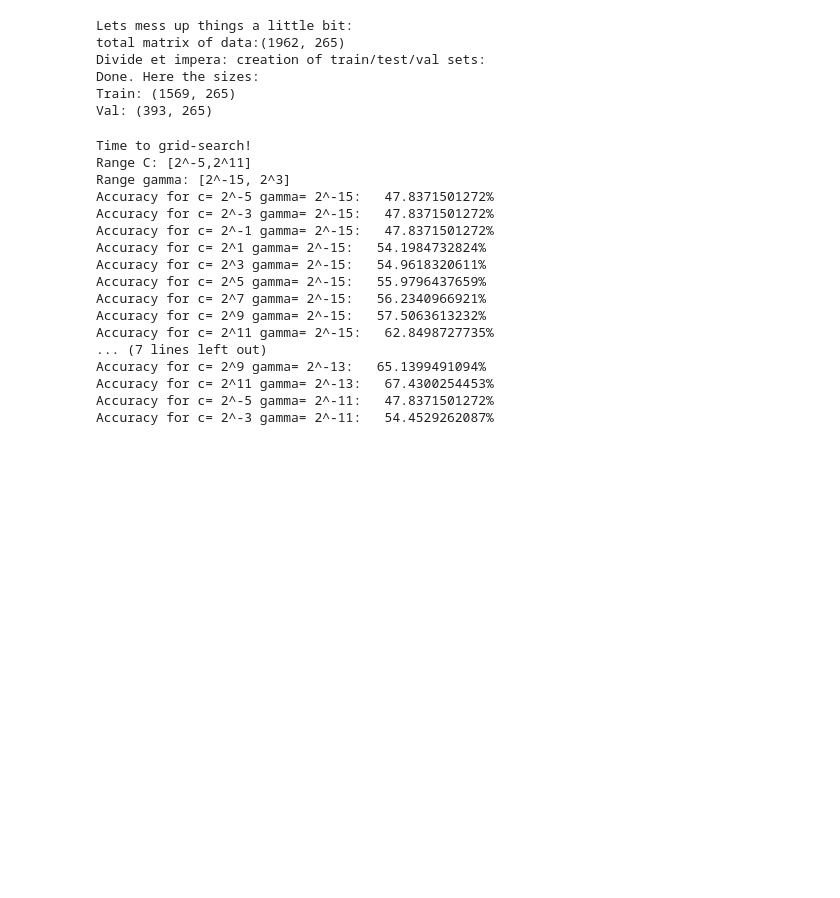
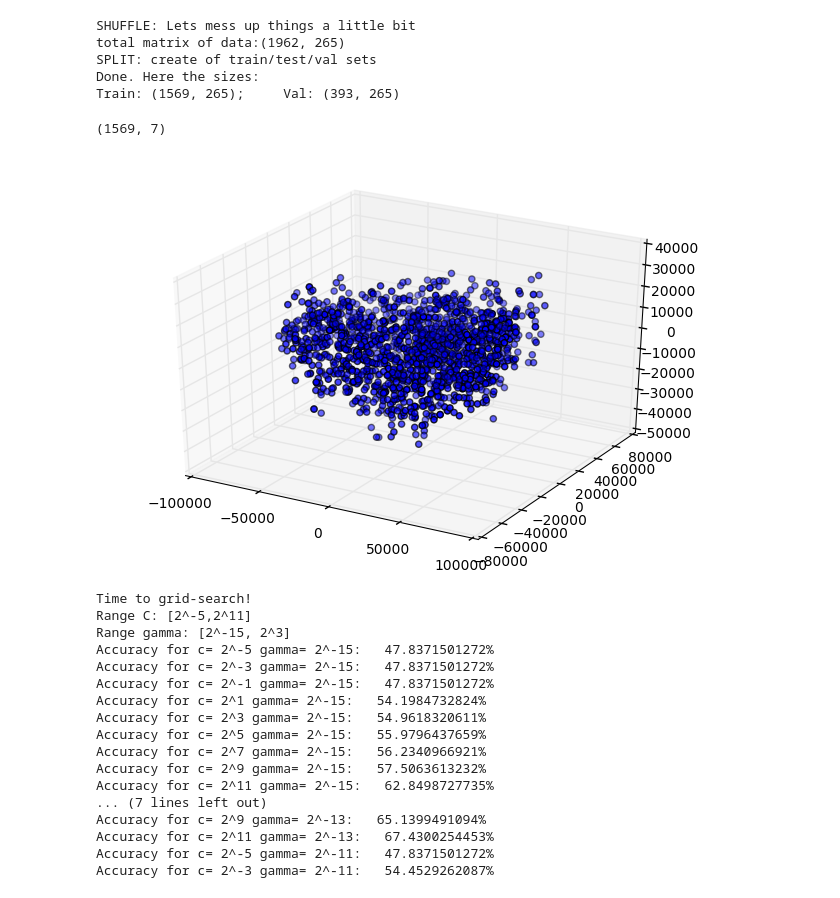
Before and after one commit to maragraziani/cam-kaggle-ML-major, a Jupyter notebook: Classification/LinearSVM_1.ipynb, the cells around one changed output. Drawn from its saved outputs; the diff is of its cells as text; code cells hidden in the pictures; blank space fills up the shorter version.

```diff
--- a/Classification/LinearSVM_1.ipynb
+++ b/Classification/LinearSVM_1.ipynb
@@ -50,30 +102,18 @@ for line in lines:
 # %%
-print size(X)
-print size(y)
+# SET UP DATA ARRAYS
 X=np.asarray(X)
 X=X.astype(np.float)
 X=np.ravel(X)
 X= X.reshape(1962, 265)
+print shape(X)
 
 y=np.asarray(y)
-y=np.ravel(y)
+y=np.ravel(y).reshape(1962, 1)
 print shape(y)
-#print X
-
 
 X_test=np.asarray(X_test)
 X_test=X_test.astype(np.float)
 X_test=np.ravel(X_test)
-print len(X_test)
 X_test= X_test.reshape(1963, 265)
-
-#NORMALIZING DATA
-print(shape(X_test))
-selX=X_test
-std_scal=prep.StandardScaler()
-selX_scaled=std_scal.fit_transform(selX)
-print('it had mean: ' +str(mean(selX))+' and std:'+ str(std(selX)))
-print('NOW it has mean: '+str(mean(selX_scaled))+' and std: '+str(std(selX_scaled)))
-
-X_test=selX_scaled
+print shape(X_test)
 # %% [output]
@@ -87,34 +150,65 @@ NOW it has mean: -1.45060291886e-17 and std: 1.0
 # %%
-print('Lets mess up things a little bit: ')
+# SHUFFLE AND SPLIT
+print('SHUFFLE: Lets mess up things a little bit')
 selX_scaled=X
 sely=y
 indexes=[]
 shuffly=y
 shufflX=X
+# assign an id to each sample
 for i in range(len(sely)):
     indexes.append(i)
+# shuffle idxs
 np.random.shuffle(indexes)
-#print(indexes)
+# build X and y shuffled
 for i in range(len(indexes)):
     shuffly[i]=sely[i]
     shufflX[i, :]= selX_scaled[i,:]
 print('total matrix of data:'+str(shape(shufflX)))
-#print(shape(shuffly))
 
-print('Divide et impera: creation of train/test/val sets:')
 
+print('SPLIT: create of train/test/val sets')
 trainData, valData, trainLab, valLab = crval.train_test_split(shufflX, shuffly, test_size=0.2)
 
 #trainData, valData, trainLab, valLab = crval.train_test_split(shufflX, shuffly, test_size=0.2)
 #print(shape(otherData))
 print('Done. Here the sizes: ')
-print('Train: '+str(shape(trainData)))
-print('Val: '+str(shape(valData)))
+print('Train: '+str(shape(trainData))+';\tVal: '+str(shape(valData)))
 # %% [output]
-Lets mess up things a little bit:
+SHUFFLE: Lets mess up things a little bit
 total matrix of data:(1962, 265)
-Divide et impera: creation of train/test/val sets:
+SPLIT: create of train/test/val sets
 Done. Here the sizes:
-Train: (1569, 265)
-Val: (393, 265)
+Train: (1569, 265);     Val: (393, 265)
+# %%
+# PLOT DATA
+import matplotlib.pyplot as plt
+from mpl_toolkits.mplot3d import Axes3D
+
+#kpca = KernelPCA(n_components=7, kernel='cosine')
+##kpca.fit(trainData)
+#Xtransf = kpca.fit_transform(trainData)
+
+
+isomap = Isomap(n_neighbors=10, n_components=7, eigen_solver='auto', path_method='D', neighbors_algorithm='kd_tree')
+#path_method : string [‘auto’|’FW’|’D’]
+#neighbors_algorithm : string [‘auto’|’brute’|’kd_tree’|’ball_tree’]
+Xtransf = isomap.fit_transform(trainData)
+
+
+print shape(Xtransf)
+Xcoord = Xtransf[:,0]
+Ycoord = Xtransf[:,1]
+Zcoord = Xtransf[:,2]
+
+fig = pylab.figure()
+ax = Axes3D(fig)
+ax.scatter(Xcoord, Ycoord, Zcoord, zorder=0.3)
+#scatter(Xpca, Ypca, Zpca)
+ax.hold(True)
+#ax.scatter(means[:,0], means[:,1], means[:,2], color='green', s=5000, zorder=0.5)
+plt.show()
+# %% [output]
+(1569, 7)
+[figure, added]
 # %%
```
Also changed, not shown: parts of 18 cells of this notebook, 2 other files.
